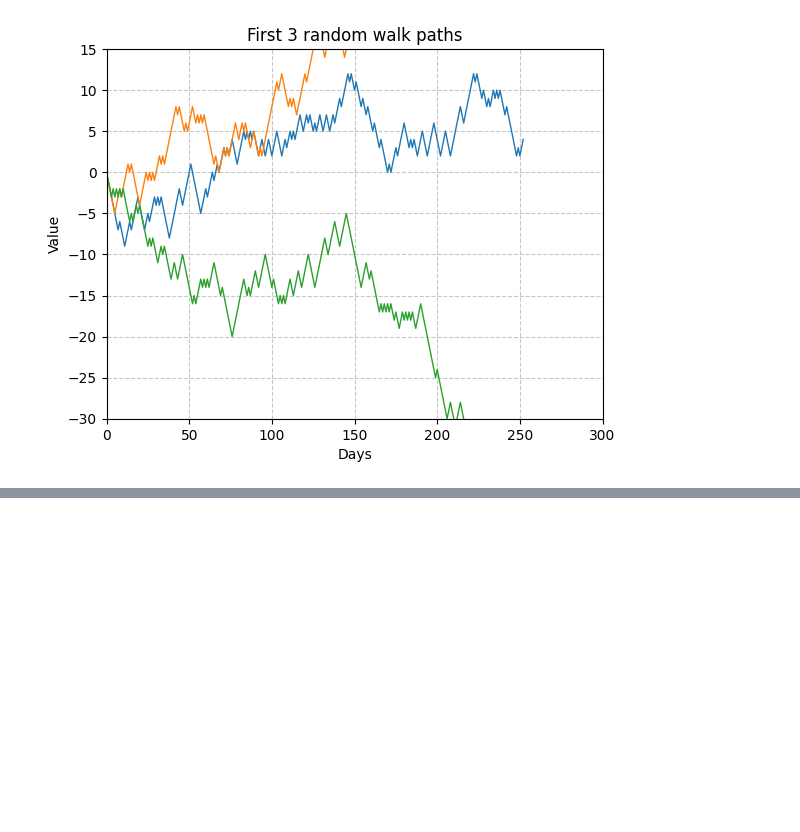
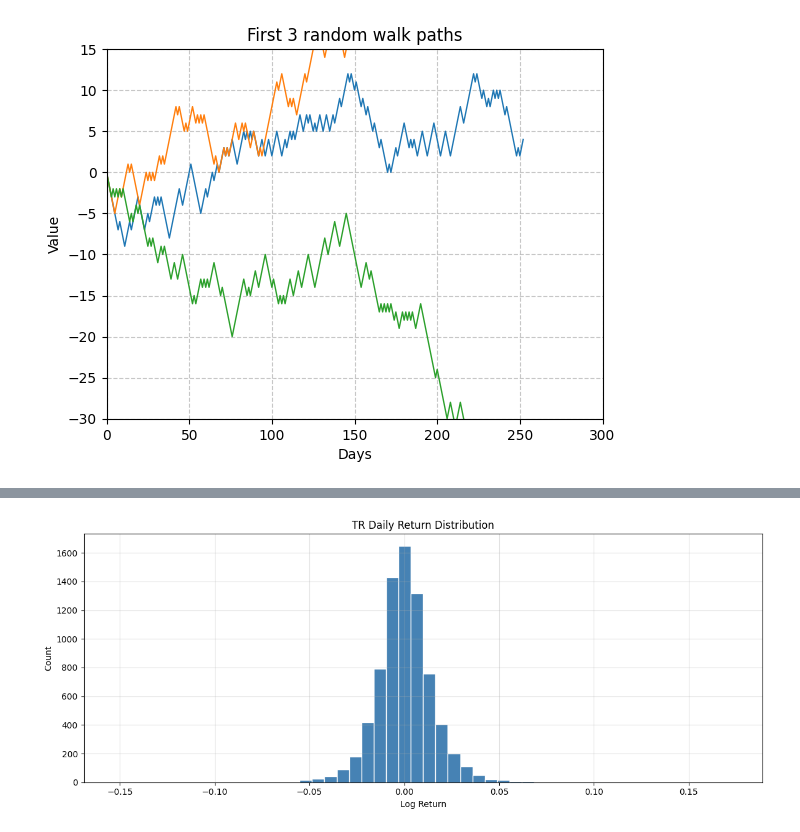
Before and after one commit to 1021114Carlos/MIT_MM_Finance, a Jupyter notebook: Courses/Mathematical_Methods_Quantitative_Finance/M2_Discrete time stochastic.ipynb, the cells around one changed output, grey strips where cells are left out. Cells and saved outputs as stored; diff of their text form; code cells hidden in the pictures; blank space fills up the shorter version.

```diff
--- a/Courses/Mathematical_Methods_Quantitative_Finance/M2_Discrete time stochastic.ipynb
+++ b/Courses/Mathematical_Methods_Quantitative_Finance/M2_Discrete time stochastic.ipynb
@@ -57,0 +180,12 @@ plt.show()
+# %%
+# Return distribution
+
+plt.figure()
+plt.hist(r, bins=50, edgecolor='white', color='steelblue')
+plt.xlabel('Log Return')
+plt.ylabel('Count')
+plt.title('TR Daily Return Distribution')
+plt.tight_layout()
+plt.show()
+# %% [output]
+[figure, added]
```
Also changed, not shown: parts of 16 cells of this notebook.
